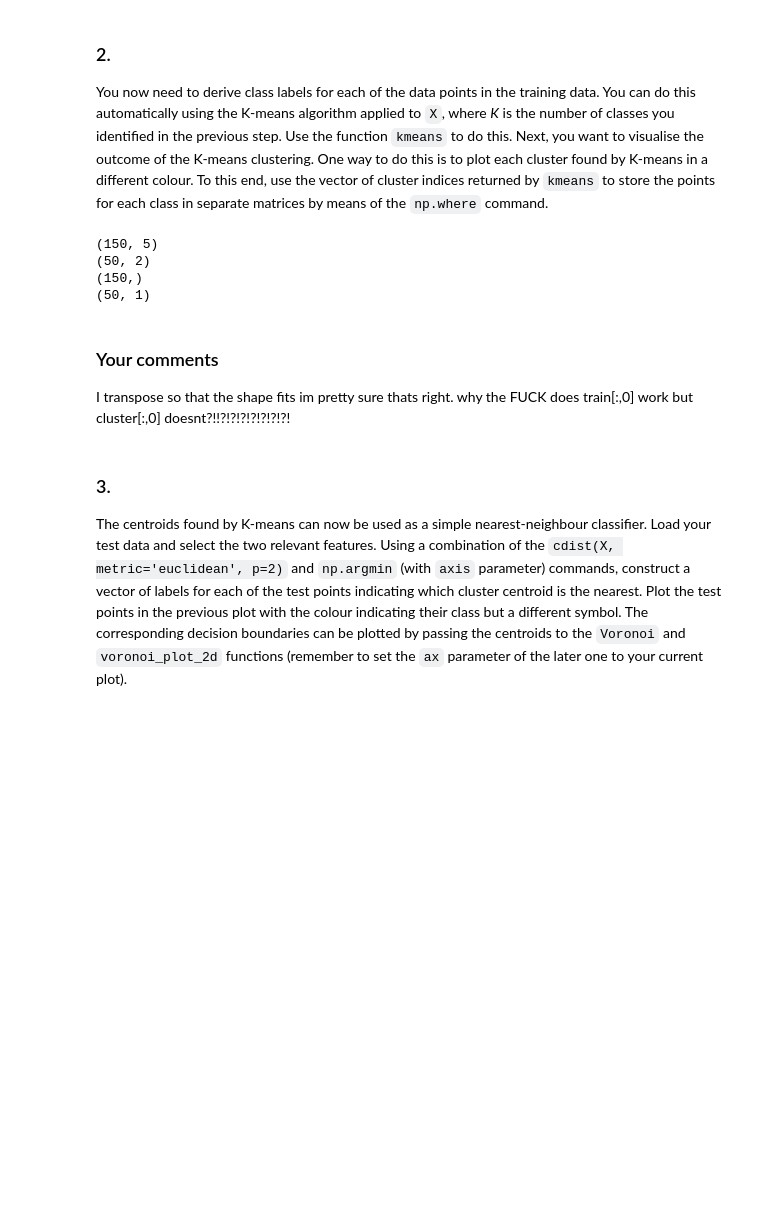
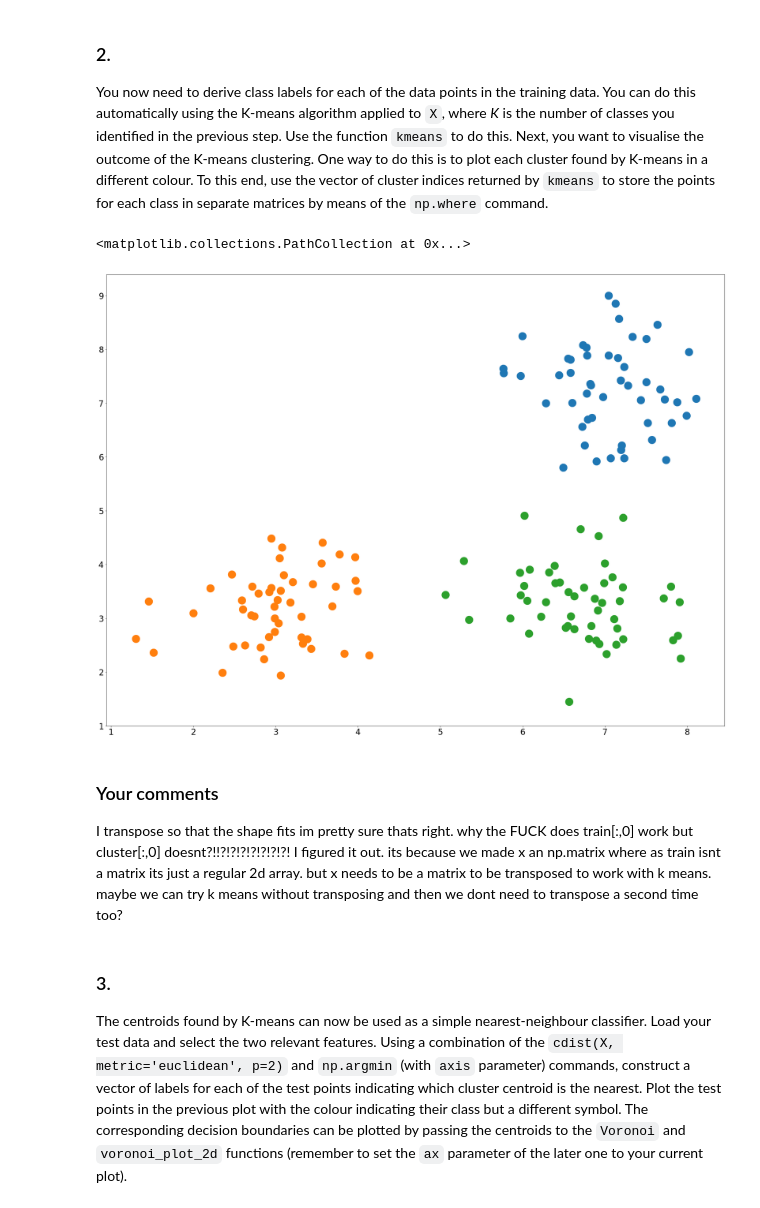
Before and after one commit to ainsleyrutterford/Clustering-and-Classifying-Data, a Jupyter notebook: cw1.ipynb, the cells around one changed output. Saved outputs shown, nothing was run; the diff lists cells and outputs as text; code cells hidden in the pictures; blank space fills up the shorter version.

```diff
--- a/cw1.ipynb
+++ b/cw1.ipynb
@@ -84,41 +66,35 @@ You now need to derive class labels for each of the data points in the training
 # %%
 def kmeans(Data, NClusters):
   km = KMeans(NClusters)
   fitted = km.fit(Data)
   return (fitted.cluster_centers_, fitted.labels_, fitted.inertia_)
 
 # Part 2
 
 k = kmeans(x.T, 3)
 
 # these are the indexes of the points that belong to each cluster
 cluster0_indexes = np.where(k[1] == 0)[0]
 cluster1_indexes = np.where(k[1] == 1)[0]
 cluster2_indexes = np.where(k[1] == 2)[0]
 
 # these are the actual clusters
-cluster0 = x[:, cluster0_indexes].T
-cluster1 = x[:, cluster1_indexes].T
-cluster2 = x[:, cluster2_indexes].T
+cluster0 = np.array(x[:, cluster0_indexes]).T
+cluster1 = np.array(x[:, cluster1_indexes]).T
+cluster2 = np.array(x[:, cluster2_indexes]).T
 
-# fig = plt.figure()
-# ax = fig.add_subplot(111)
-# # ax.scatter(cluster0[:,0], cluster0[:,1], s=500)
-
-print(train.shape)
-print(cluster0.shape)
-
-print(train[:,0].shape)
-print(cluster0[:,0].shape)
+fig = plt.figure()
+ax = fig.add_subplot(111)
+ax.scatter(cluster0[:,0], cluster0[:,1], s=500)
+ax.scatter(cluster1[:,0], cluster1[:,1], s=500)
+ax.scatter(cluster2[:,0], cluster2[:,1], s=500)
 # %% [output]
-(150, 5)
-(50, 2)
-(150,)
-(50, 1)
+<matplotlib.collections.PathCollection at 0x...>
+[figure, added]
 # %% [markdown]
 ### Your comments ###
 
-I transpose so that the shape fits im pretty sure thats right. why the FUCK does train[:,0] work but cluster[:,0] doesnt?!!?!?!?!?!?!?!?!
+I transpose so that the shape fits im pretty sure thats right. why the FUCK does train[:,0] work but cluster[:,0] doesnt?!!?!?!?!?!?!?!?! I figured it out. its because we made x an np.matrix where as train isnt a matrix its just a regular 2d array. but x needs to be a matrix to be transposed to work with k means. maybe we can try k means without transposing and then we dont need to transpose a second time too?
 # %% [markdown]
 ### 3. ###
 The centroids found by K-means can now be used as a simple nearest-neighbour classifier. Load your test data and select the two relevant features. Using a combination of the `cdist(X, metric='euclidean', p=2)` and `np.argmin` (with `axis` parameter) commands, construct a vector of labels for each of the test points indicating which cluster centroid is the nearest. Plot the test points in the previous plot with the colour indicating their class but a different symbol. The corresponding decision boundaries can be plotted by passing the centroids to the `Voronoi` and `voronoi_plot_2d` functions (remember to set the `ax` parameter of the later one to your current plot).
```
Also changed, not shown: parts of 1 cell of this notebook.
